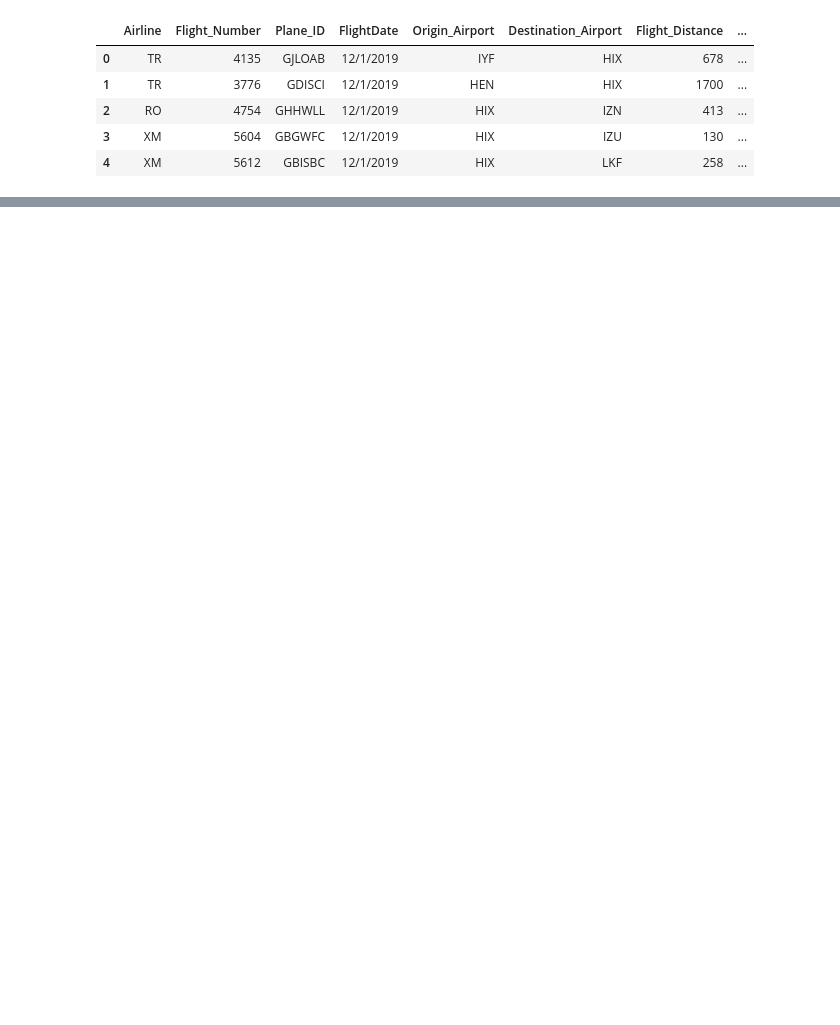
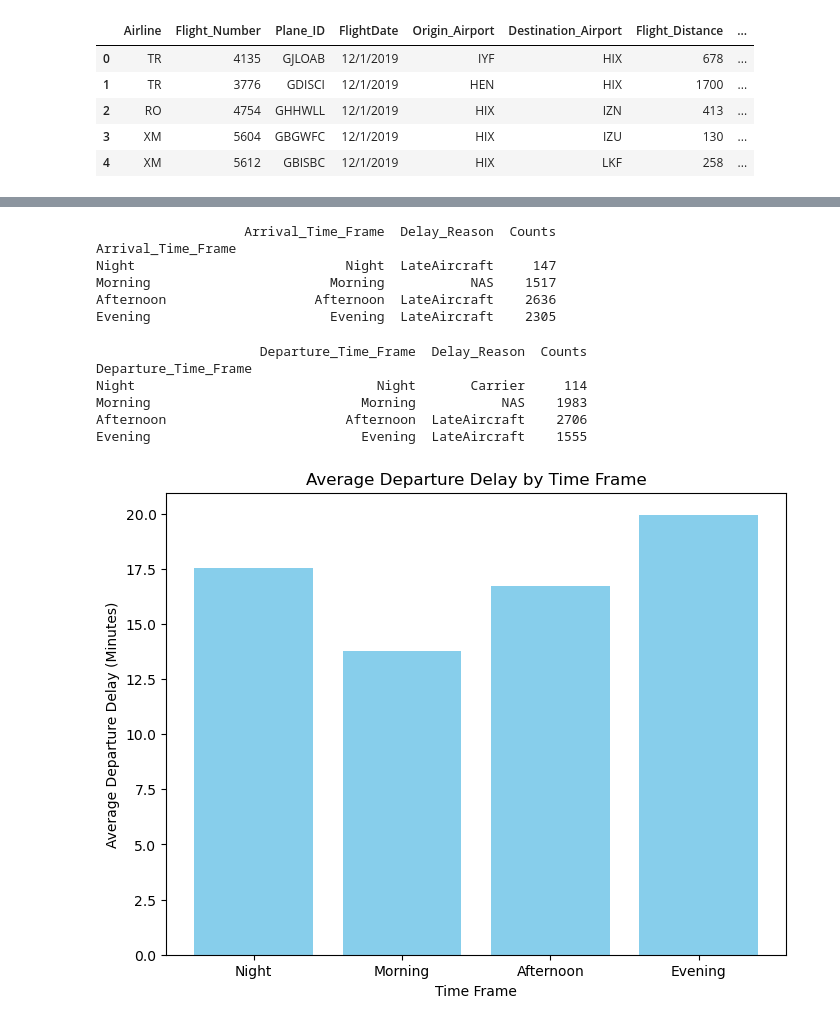
Before and after one commit to AnthonyNoreska/flight-delay-analysis, a Jupyter notebook: Flight-Analysis.ipynb, the cells around one changed output, grey strips where cells are left out. Saved outputs shown, nothing was run; the diff lists cells and outputs as text; code cells hidden in the pictures; blank space fills up the shorter version.

```diff
--- a/Flight-Analysis.ipynb
+++ b/Flight-Analysis.ipynb
@@ -22,3 +22,9 @@ flight_data_df.head()
 | 2 | RO | 4754 | GHHWLL | 12/1/2019 | HIX | IZN | 413 | ... |
 | 3 | XM | 5604 | GBGWFC | 12/1/2019 | HIX | IZU | 130 | ... |
 | 4 | XM | 5612 | GBISBC | 12/1/2019 | HIX | LKF | 258 | ... |
+# %%
+time_bins = [0, 600,1200, 1800,2400]
+time_labels = ["Night", "Morning", "Afternoon", "Evening"]
+# %%
+flight_data_df['Arrival_Time_Frame'] = pd.cut(flight_data_df['Scheduled_Arrival_Time'], bins=time_bins, labels=time_labels, right=False)
+flight_data_df
@@ -24,0 +45,8 @@ flight_data_df.head()
+# %%
+
+
+flight_data_df['Departure_Time_Frame'] = pd.cut(flight_data_df['Scheduled_Departure_Time'], bins=time_bins, labels=time_labels, right=False)
+
+
+# print(delay_counts)
+flight_data_df
@@ -24,0 +67,45 @@ flight_data_df.head()
+# %%
+average_dep_delay_by_timeframe = flight_data_df.groupby('Departure_Time_Frame')['Departure_Delay_Minutes'].mean()
+dep_delay_frequency_by_timeframe = flight_data_df.groupby('Departure_Time_Frame')['Departure_Delay_Minutes'].count()
+
+
+average_ariv_delay_by_timeframe = flight_data_df.groupby('Arrival_Time_Frame')['Arrival_Delay_Minutes'].mean()
+ariv_delay_frequency_by_timeframe = flight_data_df.groupby('Arrival_Time_Frame')['Arrival_Delay_Minutes'].count()
+# %%
+ariv_delay_reason_counts = flight_data_df.groupby(['Arrival_Time_Frame', 'Delay_Reason'])['Delay_Reason'].count()
+ariv_delay_reason_counts = ariv_delay_reason_counts.reset_index(name='Counts')
+ariv_primary_reasons_by_timeframe = ariv_delay_reason_counts.groupby('Arrival_Time_Frame').apply(lambda x: x.loc[x['Counts'].idxmax()])
+print(ariv_primary_reasons_by_timeframe)
+# %% [output]
+                   Arrival_Time_Frame  Delay_Reason  Counts
+Arrival_Time_Frame
+Night                           Night  LateAircraft     147
+Morning                       Morning           NAS    1517
+Afternoon                   Afternoon  LateAircraft    2636
+Evening                       Evening  LateAircraft    2305
+# %%
+dep_delay_reason_counts = flight_data_df.groupby(['Departure_Time_Frame', 'Delay_Reason'])['Delay_Reason'].count()
+dep_delay_reason_counts = dep_delay_reason_counts.reset_index(name='Counts')
+dep_primary_reasons_by_timeframe = dep_delay_reason_counts.groupby('Departure_Time_Frame').apply(lambda x: x.loc[x['Counts'].idxmax()])
+print(dep_primary_reasons_by_timeframe)
+# %% [output]
+                     Departure_Time_Frame  Delay_Reason  Counts
+Departure_Time_Frame
+Night                               Night       Carrier     114
+Morning                           Morning           NAS    1983
+Afternoon                       Afternoon  LateAircraft    2706
+Evening                           Evening  LateAircraft    1555
+# %%
+# Create a bar chart
+plt.figure(figsize=(8, 6))  # Set the figure size
+avg_delay = plt.bar(average_dep_delay_by_timeframe.index, average_dep_delay_by_timeframe, color='skyblue')  # Create the bar chart
+
+# Add labels and a title
+plt.xlabel("Time Frame")
+plt.ylabel("Average Departure Delay (Minutes)")
+plt.title("Average Departure Delay by Time Frame")
+
+# Show the plot
+plt.show()
+# %% [output]
+[figure, added]
```
Also changed, not shown: parts of 7 cells of this notebook.
